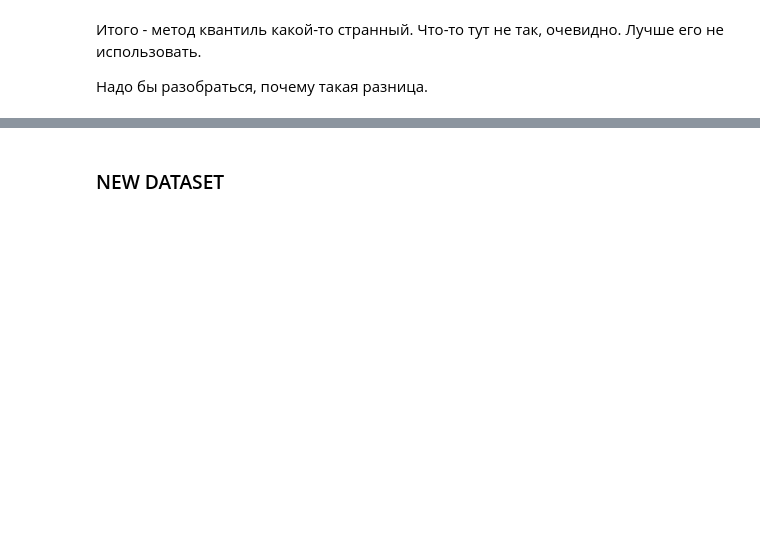
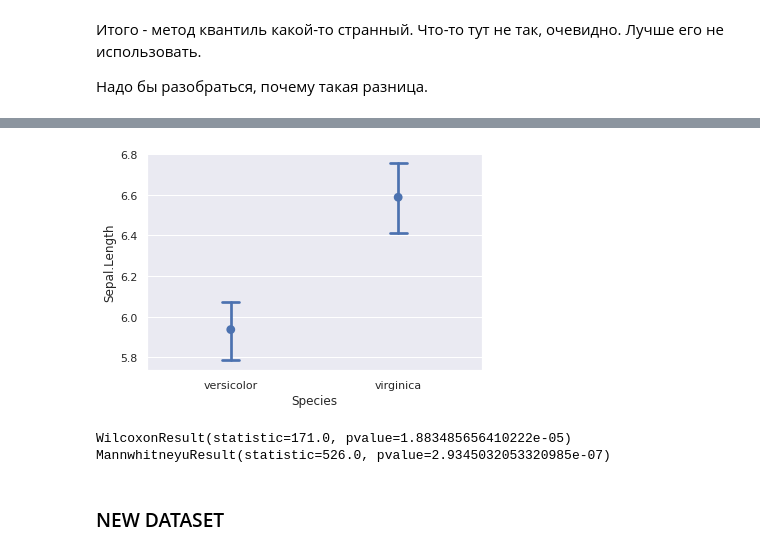
Before and after one commit to Osfory/Statistical_and_Data_Analysis_Test_area, a Jupyter notebook: Python/My_First_Chapter - Exploratory_DA.ipynb, the cells around one changed output, grey strips where cells are left out. Cells and saved outputs as stored; diff of their text form; code cells hidden in the pictures; blank space fills up the shorter version.

```diff
--- a/Python/My_First_Chapter - Exploratory_DA.ipynb
+++ b/Python/My_First_Chapter - Exploratory_DA.ipynb
@@ -236,0 +492,20 @@ pt_test
+# %%
+sns.set_theme(style="darkgrid")
+ax = sns.pointplot(x="Species", y="Sepal.Length", data=iris_df, join=False, capsize=.1)
+# %% [output]
+[figure, added]
+# %%
+# Непараметрический тест на нормальность (Манна-Уитни), в англоязычной литературе - Уилкоксона
+wtest = scipy.stats.wilcoxon(iris_df[iris_df.Species == "virginica"]["Sepal.Length"],
+                            iris_df[iris_df.Species == "versicolor"]["Sepal.Length"])
+print(wtest)
+mw_test = scipy.stats.mannwhitneyu(iris_df[iris_df.Species == "virginica"]["Sepal.Length"],
+                                   iris_df[iris_df.Species == "versicolor"]["Sepal.Length"])
+print(mw_test)
+# Получается, что реализации этих тестов различаются в R и Python. Подробности по ссылке:
+# https://stackoverflow.com/questions/33579785/difference-between-wilcoxon-test-in-r-and-python
+# Вывод - Можно использовать и Python, но если p-value различаются, то лучше полагаться на R.
+# Однако, немаловажно отметить, что тест Бартлетта и Т-тест совпадают.
+# %% [output]
+WilcoxonResult(statistic=171.0, pvalue=1.883485656410222e-05)
+MannwhitneyuResult(statistic=526.0, pvalue=2.9345032053320985e-07)
```
Also changed, not shown: parts of 110 cells of this notebook.
